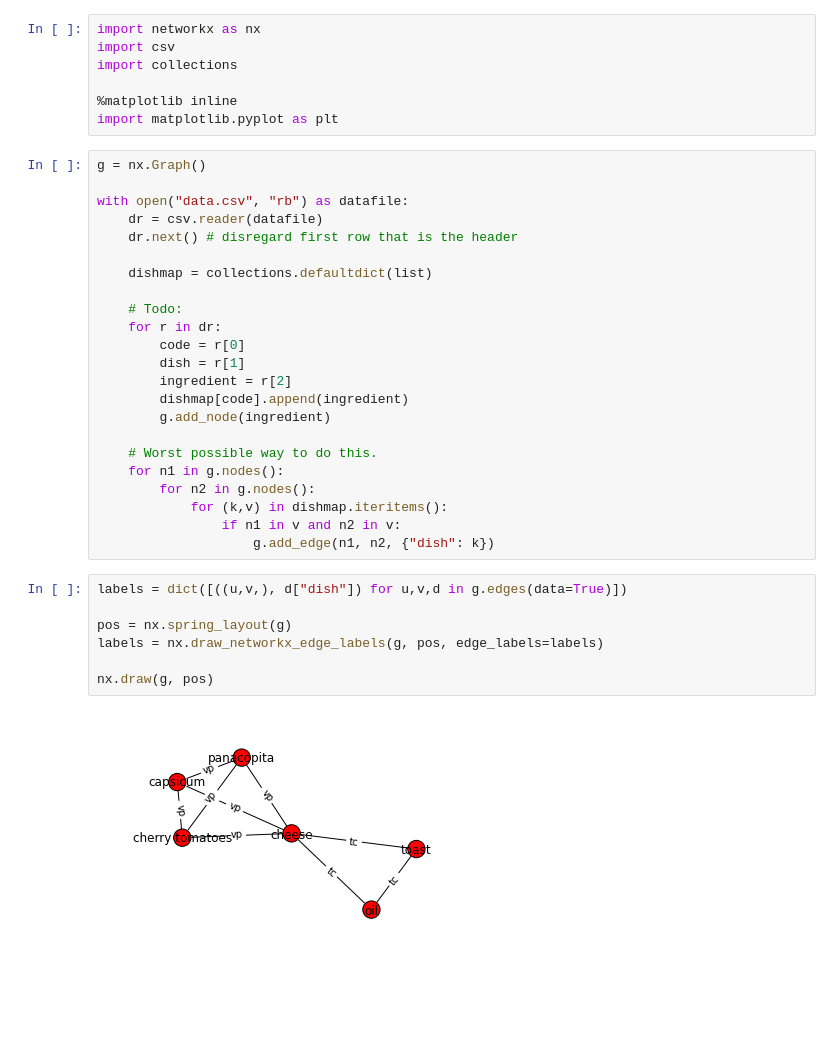
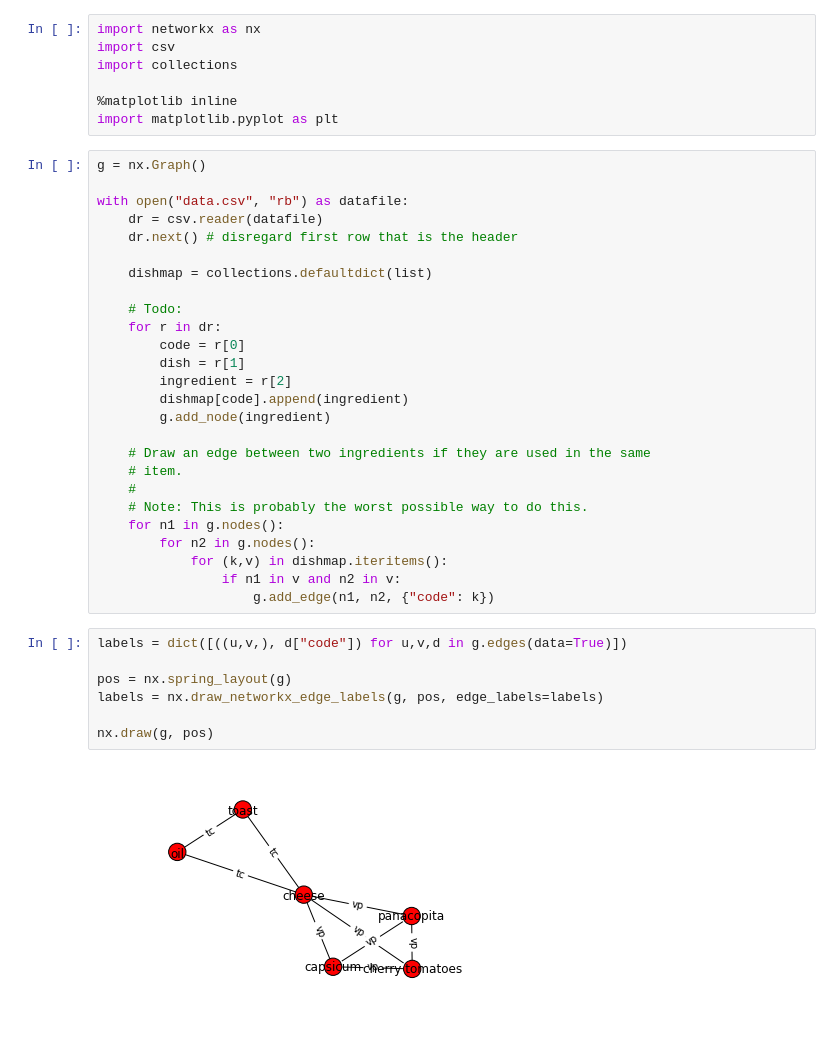
Before and after one commit to ron93/recipes, a Jupyter notebook: analyse_recipes.ipynb, the cells around one changed output. Saved outputs shown, nothing was run; the diff lists cells and outputs as text; blank space fills up the shorter version.

Commit message:
a lame graph

```diff
--- a/analyse_recipes.ipynb
+++ b/analyse_recipes.ipynb
@@ -27,18 +27,21 @@ with open("data.csv", "rb") as datafile:
         dishmap[code].append(ingredient)
         g.add_node(ingredient)
 
-    # Worst possible way to do this.
+    # Draw an edge between two ingredients if they are used in the same
+    # item.
+    #
+    # Note: This is probably the worst possible way to do this.
     for n1 in g.nodes():
         for n2 in g.nodes():
             for (k,v) in dishmap.iteritems():
                 if n1 in v and n2 in v:
-                    g.add_edge(n1, n2, {"dish": k})
+                    g.add_edge(n1, n2, {"code": k})
 # %%
-labels = dict([((u,v,), d["dish"]) for u,v,d in g.edges(data=True)])
+labels = dict([((u,v,), d["code"]) for u,v,d in g.edges(data=True)])
 
 pos = nx.spring_layout(g)
 labels = nx.draw_networkx_edge_labels(g, pos, edge_labels=labels)
 
 nx.draw(g, pos)
 # %% [output]
-[figure, old version]
+[figure, new version]
```
Also changed, not shown: parts of 2 cells of this notebook.
